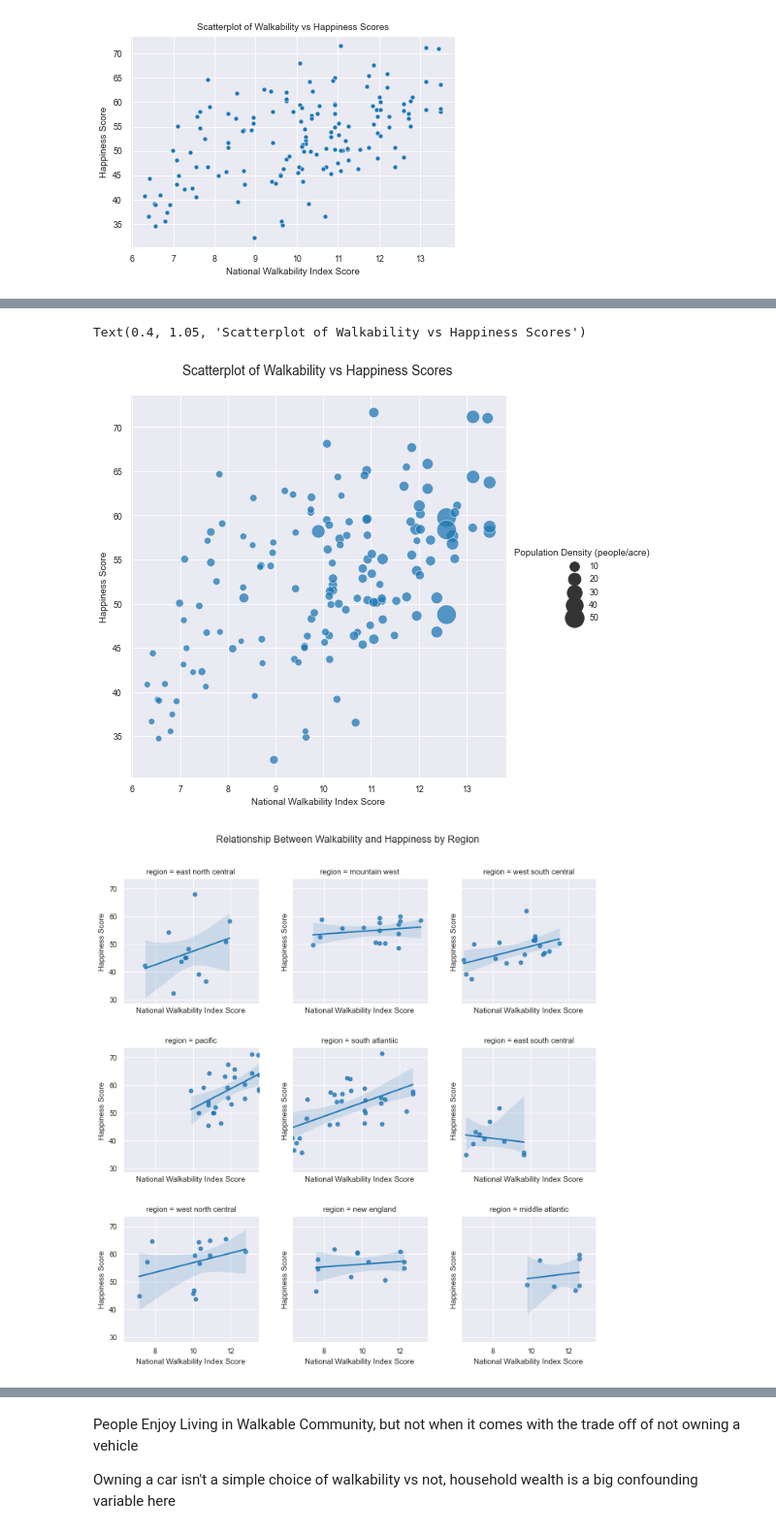
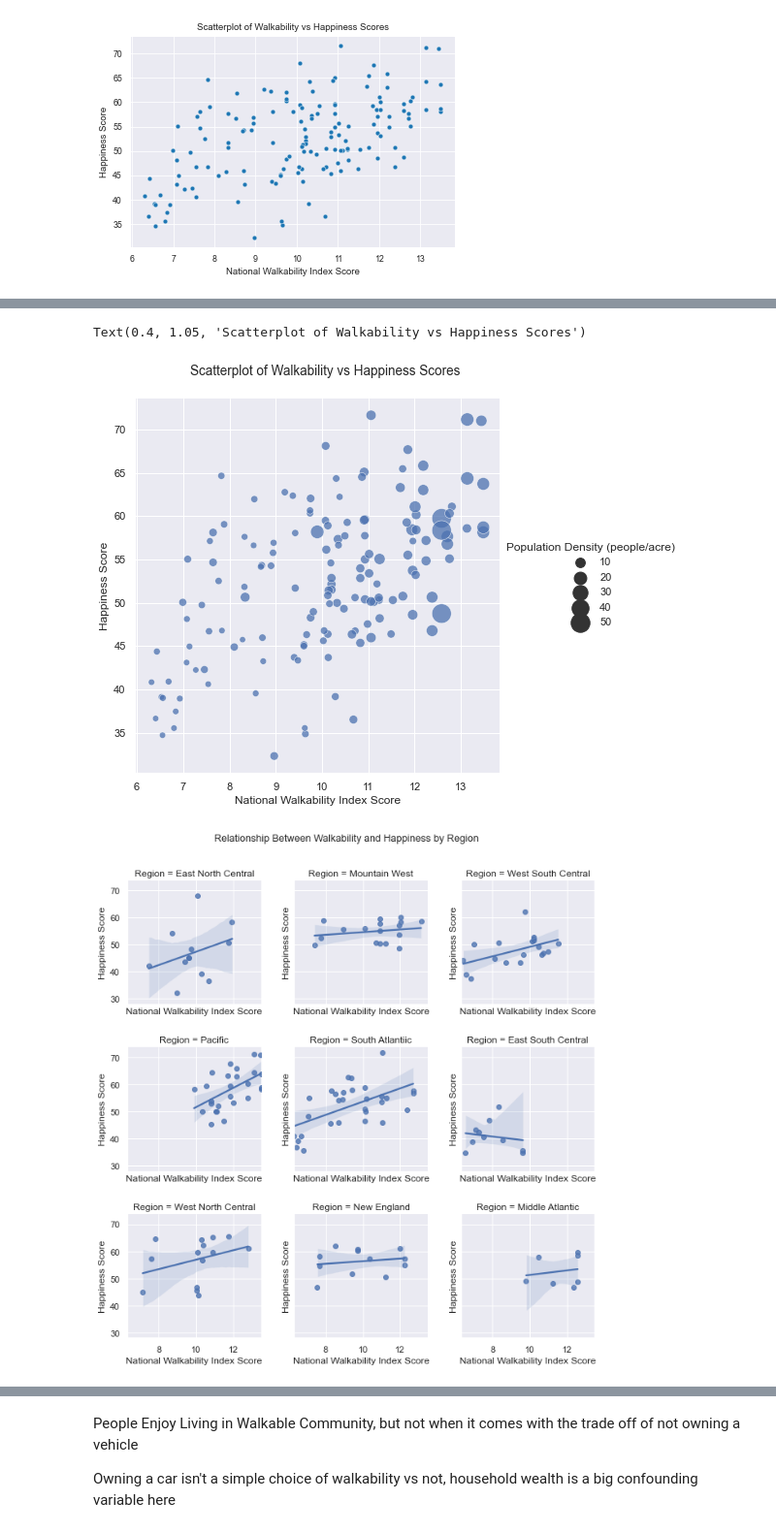
Before and after one commit to haleyej/330_final_project, a Jupyter notebook: process_data.ipynb, the cells around one changed output, grey strips where cells are left out. Shown at 97% size. Cells and saved outputs as stored; diff of their text form; code cells hidden in the pictures.

```diff
--- a/process_data.ipynb
+++ b/process_data.ipynb
@@ -12,7 +13,8 @@ import os
 # %%
 sns.set_style("darkgrid")
 sns.color_palette("husl", 9)
-sns.set_context("paper")
+sns.set_context("poster")
+sns.set(font_scale = 1)
 # %% [markdown]
 <h2>Manipulate Happiness Data</h2>
 # %%
@@ -237,6 +230,7 @@ g.set_title("Scatterplot of Walkability vs Happiness Scores")
 Text(0.5, 1.0, 'Scatterplot of Walkability vs Happiness Scores')
 [figure]
 # %%
+rcParams['figure.figsize'] = 12,8
 g = sns.regplot(x = 'NatWalkInd', y = 'Total Score', data = df)
 g.set(xlabel = 'National Walkability Index Score', ylabel = 'Happiness Score')
 g.set_title("Scatterplot of Walkability vs Happiness Scores")
@@ -256,14 +250,14 @@ g.set(xlabel = 'National Walkability Index Score', ylabel = 'Happiness Score')
 g.fig.suptitle("Scatterplot of Walkability vs Happiness Scores", y = 1.05, x = 0.4, fontsize = 13.5)
 # %% [output]
 Text(0.4, 1.05, 'Scatterplot of Walkability vs Happiness Scores')
-[figure, old version]
+[figure, new version]
 # %%
-g = sns.FacetGrid(df, col="region", col_wrap = 3)
+g = sns.FacetGrid(df, col = "Region", col_wrap = 3)
 g.map(sns.regplot, "NatWalkInd", "Total Score")
 g.set(xlabel = 'National Walkability Index Score', ylabel = 'Happiness Score')
 
 g.fig.suptitle("Relationship Between Walkability and Happiness by Region", y = 1.05, fontsize = 12.5)
 g.fig.subplots_adjust(wspace = 0.25, hspace = 0.35)
 # %% [output]
-[figure, old version]
+[figure, new version]
 # %%
```
Also changed, not shown: parts of 18 cells of this notebook.
